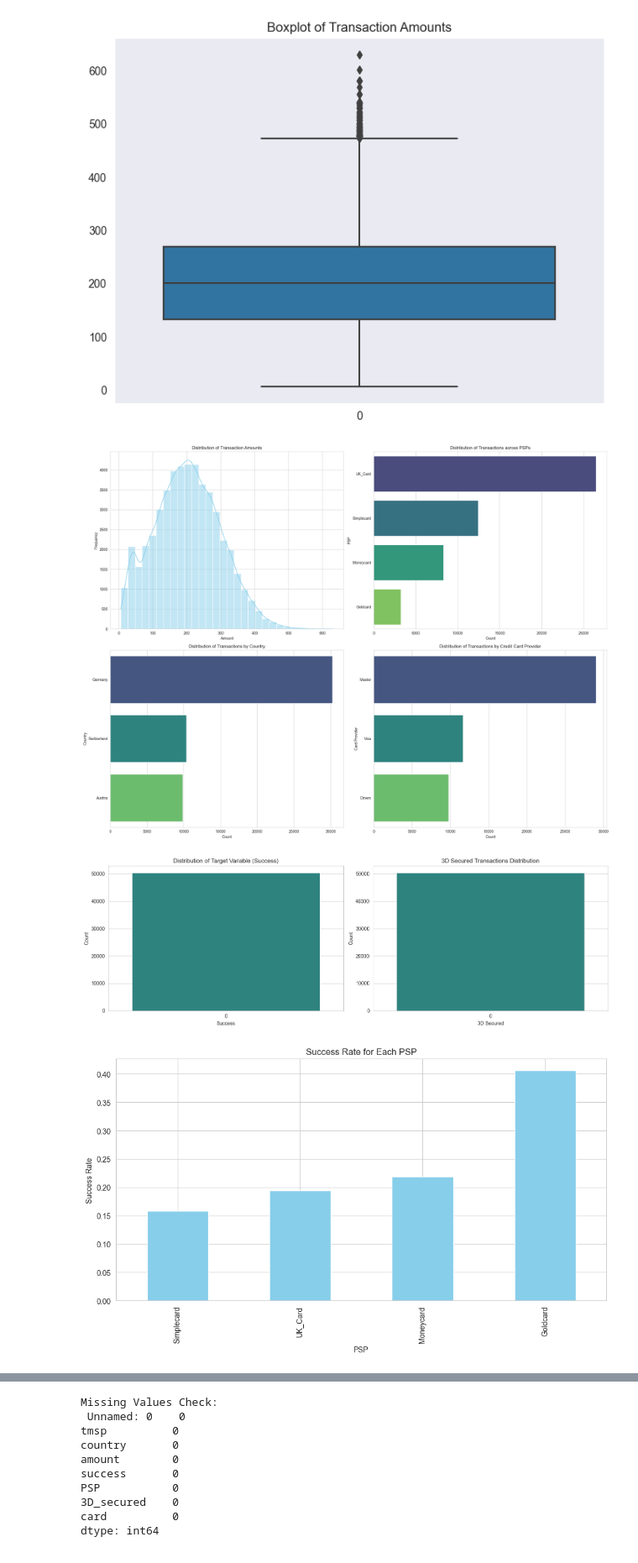
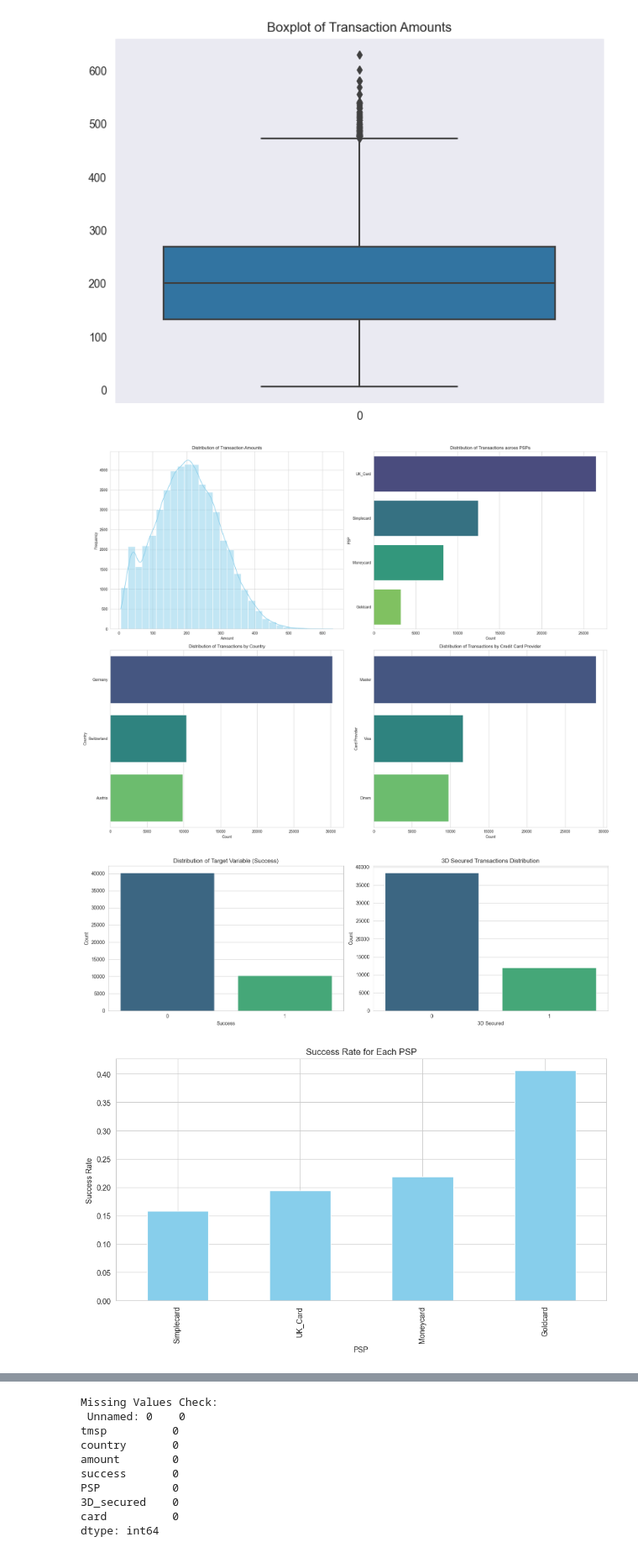
Before and after one commit to ayush1330/Credit_Card_Routing_for_Online_Purchase, a Jupyter notebook: rough_case_study.ipynb, the cells around one changed output, grey strips where cells are left out. Shown at 84% size. Drawn from its saved outputs; the diff is of its cells as text; code cells hidden in the pictures.

Commit message:
charts modification done

```diff
--- a/rough_case_study.ipynb
+++ b/rough_case_study.ipynb
@@ -153,14 +153,14 @@ plt.figure(figsize=(15, 5))
 
 # Distribution of Target Variable (Success)
 plt.subplot(1, 2, 1)
-sns.countplot(data["success"], palette="viridis")
+sns.countplot(x=data["success"], palette="viridis")
 plt.title("Distribution of Target Variable (Success)")
 plt.xlabel("Success")
 plt.ylabel("Count")
 
 # 3D Secured Transactions Distribution
 plt.subplot(1, 2, 2)
-sns.countplot(data["3D_secured"], palette="viridis")
+sns.countplot(x=data["3D_secured"], palette="viridis")
 plt.title("3D Secured Transactions Distribution")
 plt.xlabel("3D Secured")
 plt.ylabel("Count")
@@ -172,34 +172,34 @@ plt.show()
 # Calculate the success rate for each PSP
 psp_success_rate = data.groupby("PSP")["success"].mean()
 
 # Plotting the success rate for each PSP
 plt.figure(figsize=(10, 6))
 psp_success_rate.sort_values().plot(kind="bar", color="skyblue")
 plt.title("Success Rate for Each PSP")
 plt.xlabel("PSP")
 plt.ylabel("Success Rate")
 plt.tight_layout()
 plt.show()
 
 
 # Convert the 'tmsp' column to datetime format
 data["tmsp"] = pd.to_datetime(data["tmsp"])
 
 # Group by date and count the number of transactions for each day
 daily_transactions = data.groupby(data["tmsp"].dt.date).size()
 
 # Plotting transactions over time
 plt.figure(figsize=(15, 7))
 daily_transactions.plot(color="skyblue")
 plt.title("Transactions Over Time")
 plt.xlabel("Date")
 plt.ylabel("Number of Transactions")
 plt.grid(True)
 plt.tight_layout()
 plt.show()
 # %% [output]
 [figure]
-[figure, old version]
+[figure, new version]
 [figure]
 [figure]
 # %%
```
